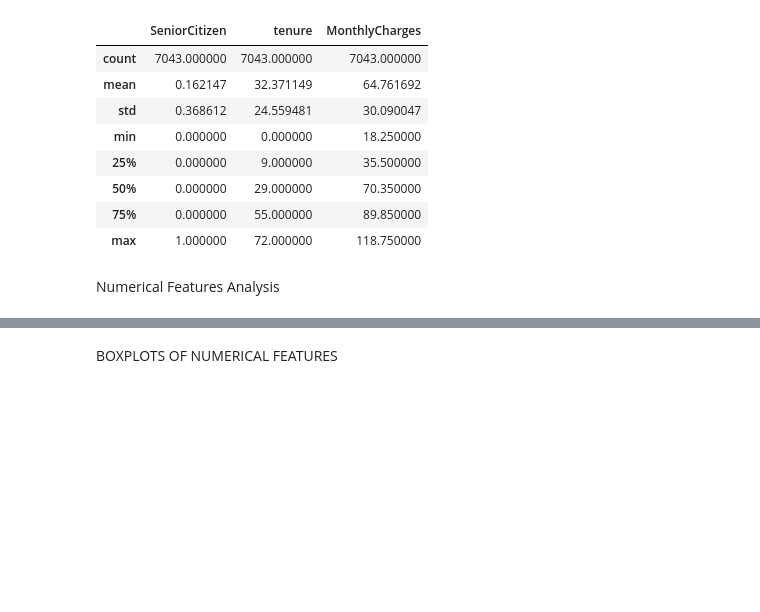
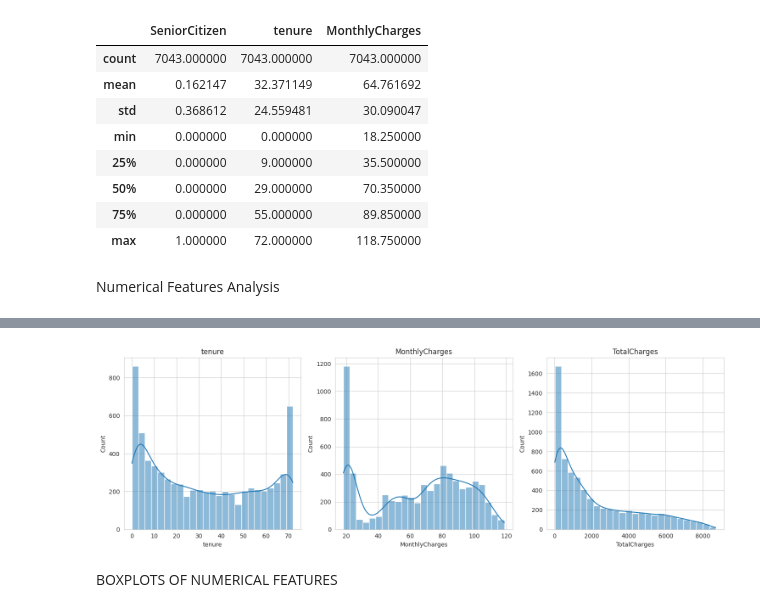
Before and after one commit to sanulisiya/Telco-churn-prediction20231263, a Jupyter notebook: Machine_Learning_Coursework.ipynb, the cells around one changed output, grey strips where cells are left out. Cells and saved outputs as stored; diff of their text form; code cells hidden in the pictures; blank space fills up the shorter version.

```diff
--- a/Machine_Learning_Coursework.ipynb
+++ b/Machine_Learning_Coursework.ipynb
@@ -201,2 +156,18 @@ HISTOGRAM INSIGHTS:
+# %%
+# Simple 3-feature histograms
+features = ['tenure', 'MonthlyCharges', 'TotalCharges']
+
+# Convert TotalCharges if needed
+df['TotalCharges'] = pd.to_numeric(df['TotalCharges'], errors='coerce')
+
+# Plot all three
+fig, axes = plt.subplots(1, 3, figsize=(15, 5))
+for i, col in enumerate(features):
+    sns.histplot(df[col].dropna(), kde=True, ax=axes[i], bins=25)
+    axes[i].set_title(col)
+plt.tight_layout()
+plt.show()
+# %% [output]
+[figure, added]
 # %% [markdown]
 BOXPLOTS OF NUMERICAL FEATURES
```
Also changed, not shown: parts of 92 cells of this notebook.
